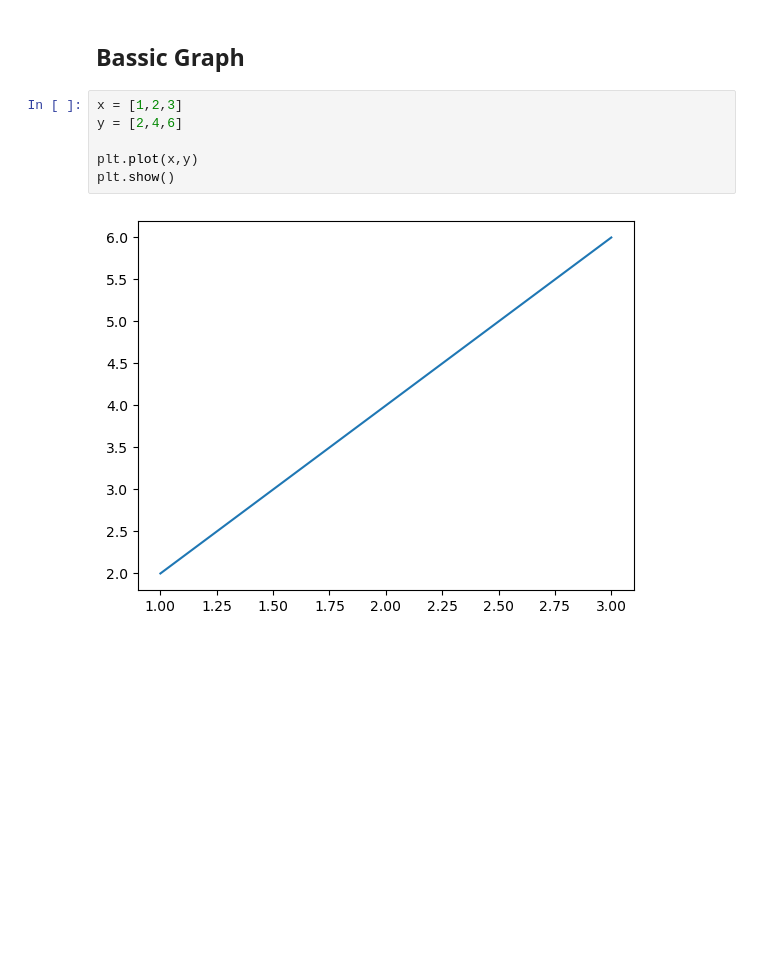
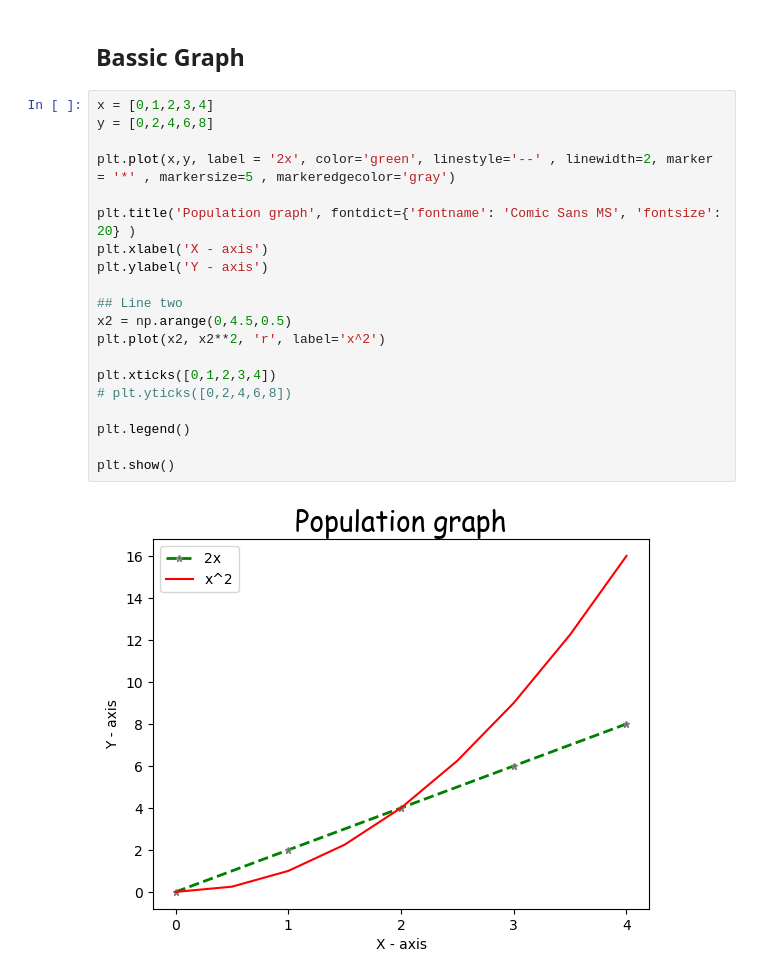
Before and after one commit to JoshMusira/matplotlib, a Jupyter notebook: matplotlibpyplot.ipynb, the cells around one changed output. Cells and saved outputs as stored; diff of their text form; blank space fills up the shorter version.

Commit message:
feat: name x & y axis and add  legend with extra line

```diff
--- a/matplotlibpyplot.ipynb
+++ b/matplotlibpyplot.ipynb
@@ -5,10 +5,24 @@ import pandas as pd
 # %% [markdown]
 ## Bassic Graph
 # %%
-x = [1,2,3]
-y = [2,4,6]
+x = [0,1,2,3,4]
+y = [0,2,4,6,8]
 
-plt.plot(x,y)
+plt.plot(x,y, label = '2x', color='green', linestyle='--' , linewidth=2, marker = '*' , markersize=5 , markeredgecolor='gray')
+
+plt.title('Population graph', fontdict={'fontname': 'Comic Sans MS', 'fontsize': 20} )
+plt.xlabel('X - axis')
+plt.ylabel('Y - axis')
+
+## Line two
+x2 = np.arange(0,4.5,0.5)
+plt.plot(x2, x2**2, 'r', label='x^2')
+
+plt.xticks([0,1,2,3,4])
+# plt.yticks([0,2,4,6,8])
+
+plt.legend()
+
 plt.show()
 # %% [output]
-[figure, old version]
+[figure, new version]
```
